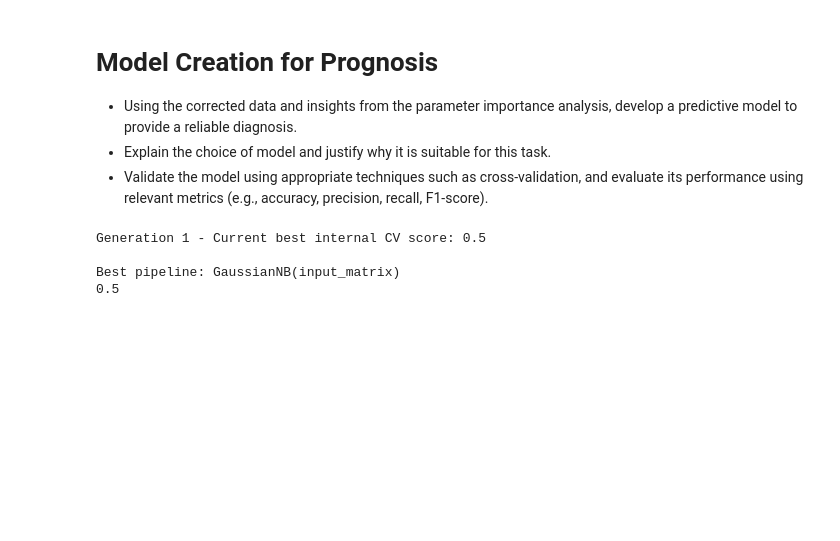
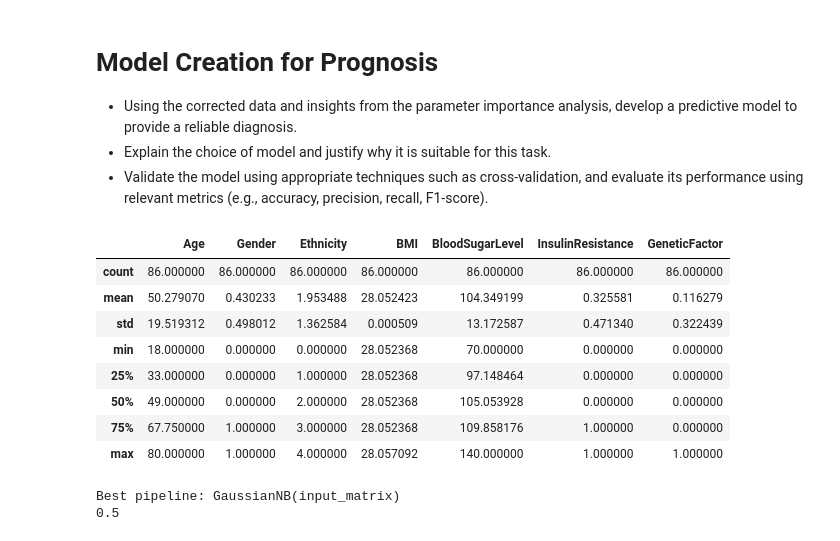
Before and after one commit to Daught/machine-learning-cheatsheet, a Jupyter notebook: exercises/data_analysis_template.ipynb, the cells around one changed output. Drawn from its saved outputs; the diff is of its cells as text; code cells hidden in the pictures; blank space fills up the shorter version.

```diff
--- a/exercises/data_analysis_template.ipynb
+++ b/exercises/data_analysis_template.ipynb
@@ -509,16 +580,34 @@ shap.plots.beeswarm(shap_values)
 - Using the corrected data and insights from the parameter importance analysis, develop a predictive model to provide a reliable diagnosis.
 - Explain the choice of model and justify why it is suitable for this task.
 - Validate the model using appropriate techniques such as cross-validation, and evaluate its performance using relevant metrics (e.g., accuracy, precision, recall, F1-score).
+# %%
+df.describe()
+# %% [output]
+|  | Age | Gender | Ethnicity | BMI | BloodSugarLevel | InsulinResistance | GeneticFactor |
+| count | 86.000000 | 86.000000 | 86.000000 | 86.000000 | 86.000000 | 86.000000 | 86.000000 |
+| mean | 50.279070 | 0.430233 | 1.953488 | 28.052423 | 104.349199 | 0.325581 | 0.116279 |
+| std | 19.519312 | 0.498012 | 1.362584 | 0.000509 | 13.172587 | 0.471340 | 0.322439 |
+| min | 18.000000 | 0.000000 | 0.000000 | 28.052368 | 70.000000 | 0.000000 | 0.000000 |
+| 25% | 33.000000 | 0.000000 | 1.000000 | 28.052368 | 97.148464 | 0.000000 | 0.000000 |
+| 50% | 49.000000 | 0.000000 | 2.000000 | 28.052368 | 105.053928 | 0.000000 | 0.000000 |
+| 75% | 67.750000 | 1.000000 | 3.000000 | 28.052368 | 109.858176 | 1.000000 | 0.000000 |
+| max | 80.000000 | 1.000000 | 4.000000 | 28.057092 | 140.000000 | 1.000000 | 1.000000 |
 # %%
+#X = df.drop(columns='GeneticFactor,', axis=1)
+X = df[['BMI','BloodSugarLevel','Age']]
+y = df.GeneticFactor
+training_features, testing_features, training_target, testing_target = train_test_split(X, y, train_size=0.75, test_size=0.25, random_state=42)
+
+
 from tpot import TPOTClassifier
 # Initialize TPOTClassifier
-tpot = TPOTClassifier(generations=1, population_size=1, verbosity=2, random_state=42, scoring='balanced_accuracy')
+#training_features_important = training_features[['BMI', 'BloodSugarLevel', 'Age']] # Selecting only important features
+#testing_features_important = training_features[['BMI', 'BloodSugarLevel', 'Age']]
+tpot = TPOTClassifier(generations=1, population_size=1, verbosity=1, random_state=42, scoring='balanced_accuracy')
 tpot.fit(training_features, training_target)
 print(tpot.score(testing_features, testing_target))
 tpot.export('tpot_diabetes_pipeline_classifier.py')
 # %% [output]
-Generation 1 - Current best internal CV score: 0.5
-
 Best pipeline: GaussianNB(input_matrix)
 0.5
 # %%
```
Also changed, not shown: parts of 13 cells of this notebook, 3 other files.
